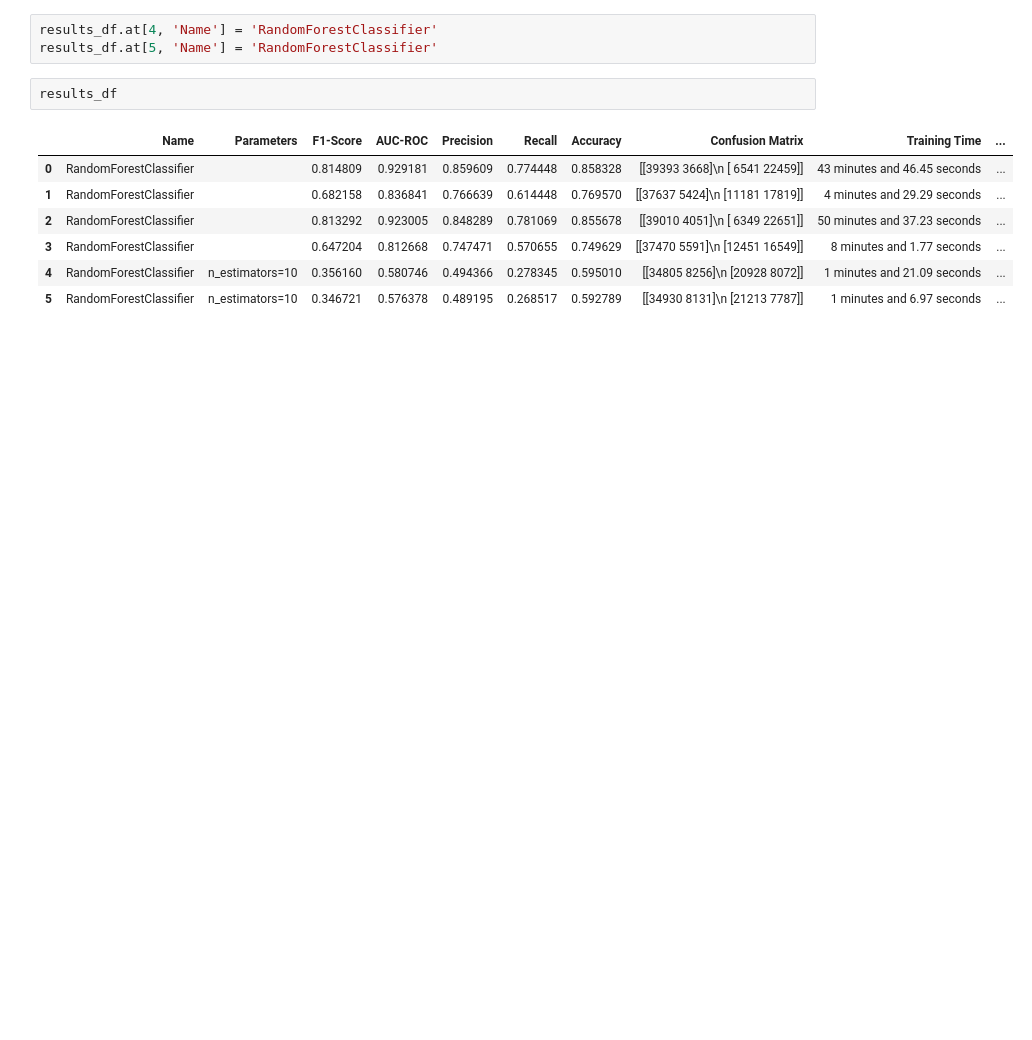
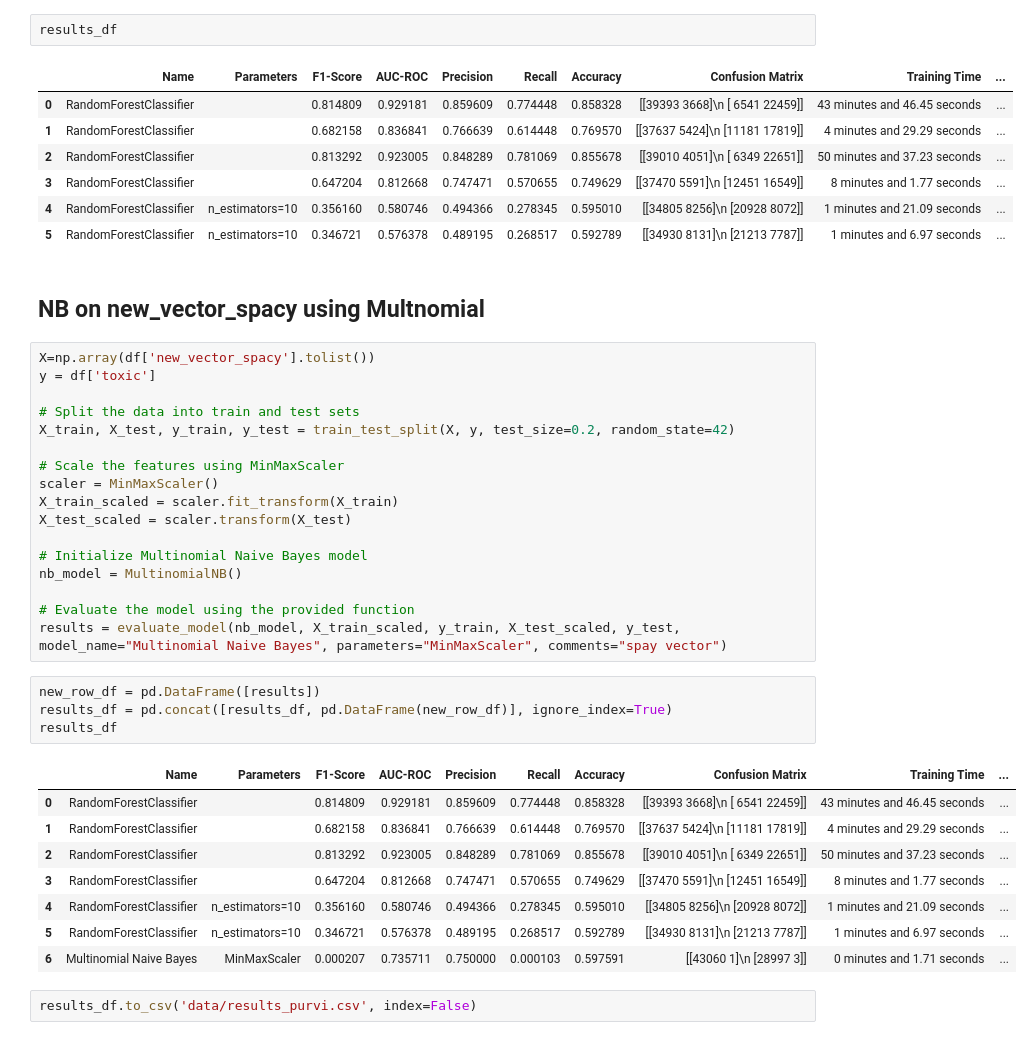
Before and after one commit to LexiGuard/lexiguard, a Jupyter notebook: Modeling-Undersampling-RFC.ipynb, the cells around one changed output. Cells and saved outputs as stored; diff of their text form; blank space fills up the shorter version.

Commit message:
modelling

```diff
--- a/Modeling-Undersampling.ipynb
+++ b/Modeling-Undersampling-RFC.ipynb
@@ -281,9 +283,6 @@ results_df
 | 3 | RandomForestClassifier |  | 0.647204 | 0.812668 | 0.747471 | 0.570655 | 0.749629 | [[37470 5591]\n [12451 16549]] | 8 minutes and 1.77 seconds | ... |
 | 4 | Random Forest Classifier | n_estimators=10 | 0.356160 | 0.580746 | 0.494366 | 0.278345 | 0.595010 | [[34805 8256]\n [20928 8072]] | 1 minutes and 21.09 seconds | ... |
 | 5 | Random Forest Classifier | n_estimators=10 | 0.346721 | 0.576378 | 0.489195 | 0.268517 | 0.592789 | [[34930 8131]\n [21213 7787]] | 1 minutes and 6.97 seconds | ... |
-# %%
-results_df.at[4, 'Name'] = 'RandomForestClassifier'
-results_df.at[5, 'Name'] = 'RandomForestClassifier'
 # %%
 results_df
 # %% [output]
@@ -294,3 +293,37 @@ results_df
 | 3 | RandomForestClassifier |  | 0.647204 | 0.812668 | 0.747471 | 0.570655 | 0.749629 | [[37470 5591]\n [12451 16549]] | 8 minutes and 1.77 seconds | ... |
 | 4 | RandomForestClassifier | n_estimators=10 | 0.356160 | 0.580746 | 0.494366 | 0.278345 | 0.595010 | [[34805 8256]\n [20928 8072]] | 1 minutes and 21.09 seconds | ... |
 | 5 | RandomForestClassifier | n_estimators=10 | 0.346721 | 0.576378 | 0.489195 | 0.268517 | 0.592789 | [[34930 8131]\n [21213 7787]] | 1 minutes and 6.97 seconds | ... |
+# %% [markdown]
+## NB on new_vector_spacy using Multnomial
+# %%
+X=np.array(df['new_vector_spacy'].tolist())
+y = df['toxic']
+
+# Split the data into train and test sets
+X_train, X_test, y_train, y_test = train_test_split(X, y, test_size=0.2, random_state=42)
+
+# Scale the features using MinMaxScaler
+scaler = MinMaxScaler()
+X_train_scaled = scaler.fit_transform(X_train)
+X_test_scaled = scaler.transform(X_test)
+
+# Initialize Multinomial Naive Bayes model
+nb_model = MultinomialNB()
+
+# Evaluate the model using the provided function
+results = evaluate_model(nb_model, X_train_scaled, y_train, X_test_scaled, y_test, model_name="Multinomial Naive Bayes", parameters="MinMaxScaler", comments="spay vector")
+# %%
+new_row_df = pd.DataFrame([results])
+results_df = pd.concat([results_df, pd.DataFrame(new_row_df)], ignore_index=True)
+results_df
+# %% [output]
+|  | Name | Parameters | F1-Score | AUC-ROC | Precision | Recall | Accuracy | Confusion Matrix | Training Time | ... |
+| 0 | RandomForestClassifier |  | 0.814809 | 0.929181 | 0.859609 | 0.774448 | 0.858328 | [[39393 3668]\n [ 6541 22459]] | 43 minutes and 46.45 seconds | ... |
+| 1 | RandomForestClassifier |  | 0.682158 | 0.836841 | 0.766639 | 0.614448 | 0.769570 | [[37637 5424]\n [11181 17819]] | 4 minutes and 29.29 seconds | ... |
+| 2 | RandomForestClassifier |  | 0.813292 | 0.923005 | 0.848289 | 0.781069 | 0.855678 | [[39010 4051]\n [ 6349 22651]] | 50 minutes and 37.23 seconds | ... |
+| 3 | RandomForestClassifier |  | 0.647204 | 0.812668 | 0.747471 | 0.570655 | 0.749629 | [[37470 5591]\n [12451 16549]] | 8 minutes and 1.77 seconds | ... |
+| 4 | RandomForestClassifier | n_estimators=10 | 0.356160 | 0.580746 | 0.494366 | 0.278345 | 0.595010 | [[34805 8256]\n [20928 8072]] | 1 minutes and 21.09 seconds | ... |
+| 5 | RandomForestClassifier | n_estimators=10 | 0.346721 | 0.576378 | 0.489195 | 0.268517 | 0.592789 | [[34930 8131]\n [21213 7787]] | 1 minutes and 6.97 seconds | ... |
+| 6 | Multinomial Naive Bayes | MinMaxScaler | 0.000207 | 0.735711 | 0.750000 | 0.000103 | 0.597591 | [[43060 1]\n [28997 3]] | 0 minutes and 1.71 seconds | ... |
+# %%
+results_df.to_csv('data/results_purvi.csv', index=False)
```
Also changed, not shown: parts of 4 cells of this notebook, 1 other file.
